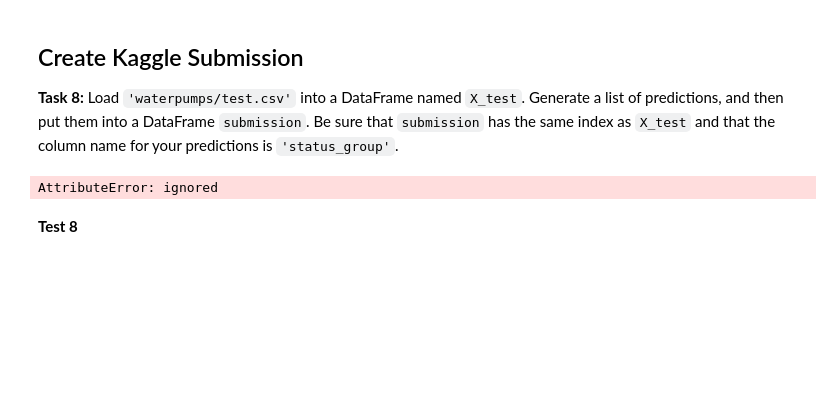
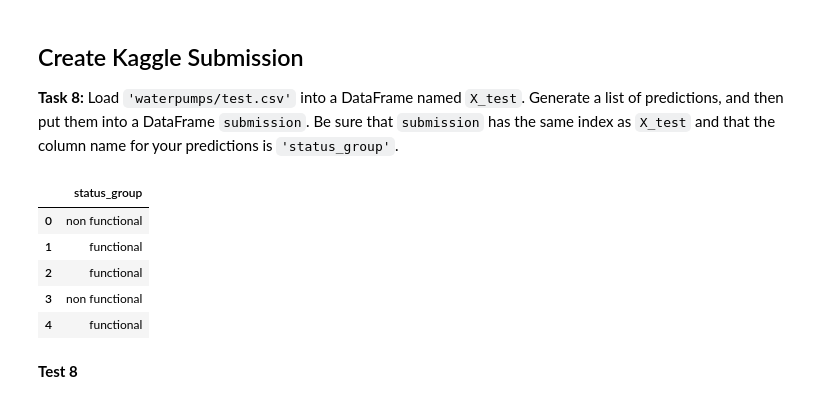
Before and after one commit to mariokart345/DS-Unit-2-Kaggle-Challenge, a Jupyter notebook: module1-decision-trees/DS-module-project-221.ipynb, the cells around one changed output. Drawn from its saved outputs; the diff is of its cells as text; code cells hidden in the pictures; blank space fills up the shorter version.

```diff
--- a/module1-decision-trees/DS-module-project-221.ipynb
+++ b/module1-decision-trees/DS-module-project-221.ipynb
@@ -162,10 +144,15 @@ assert 0.0 <= validation_acc <= 1.0
 **Task 8:** Load `'waterpumps/test.csv'` into a DataFrame named `X_test`. Generate a list of predictions, and then put them into a DataFrame `submission`. Be sure that `submission` has the same index as `X_test` and that the column name for your predictions is `'status_group'`.
 # %%
 X_test = pd.read_csv(DATA_PATH + 'waterpumps/test_features.csv', index_col='id')
-submission = model.predict(X_test)
+submission = pd.DataFrame(data=model.predict(X_test),columns=['status_group'])
 submission.head()
 # %% [output]
-AttributeError: ignored
+|  | status_group |
+| 0 | non functional |
+| 1 | functional |
+| 2 | functional |
+| 3 | non functional |
+| 4 | functional |
 # %% [markdown]
 **Test 8**
 # %%
```
Also changed, not shown: parts of 8 cells of this notebook.
